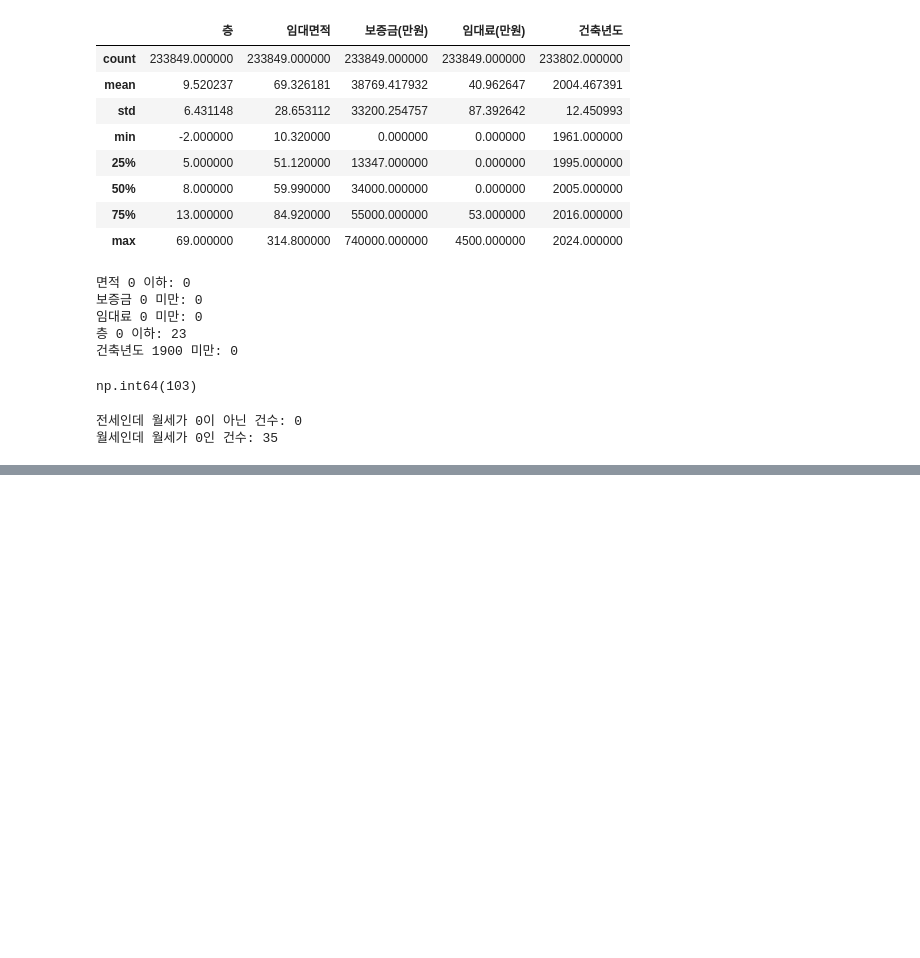
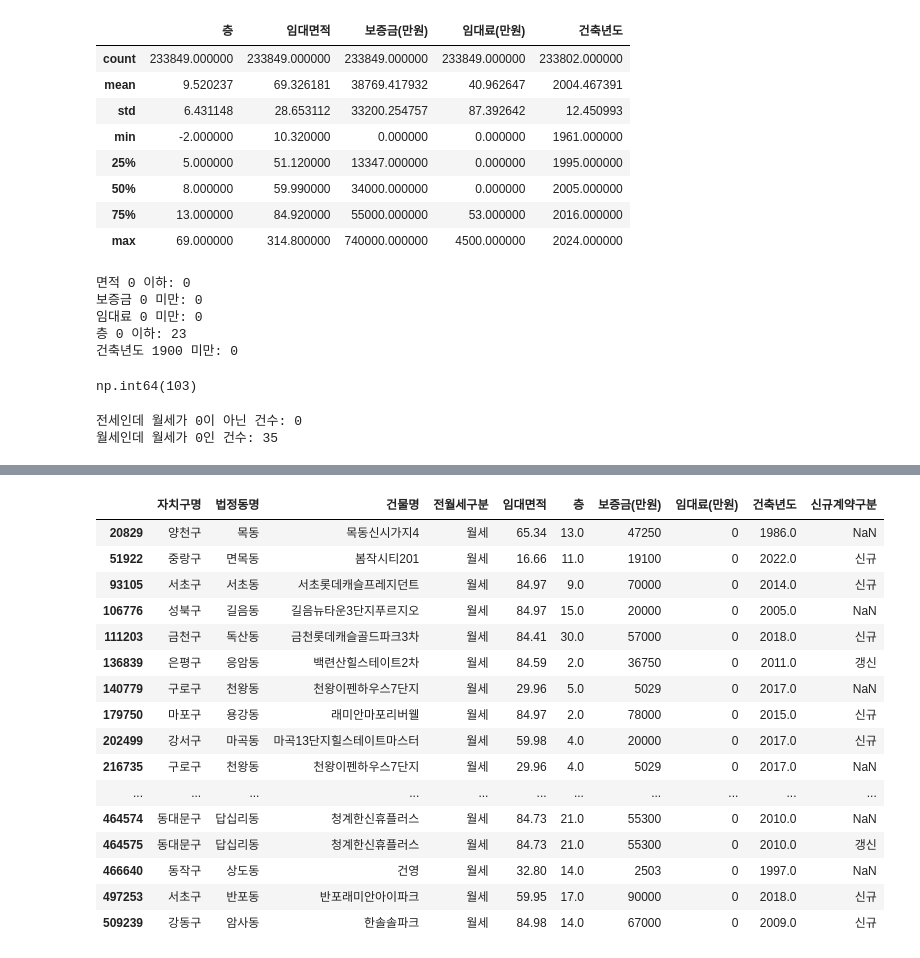
Before and after one commit to JYRosa/seoul-rental-analysis, a Jupyter notebook: notebooks/01_data_understanding.ipynb, the cells around one changed output, grey strips where cells are left out. Drawn from its saved outputs; the diff is of its cells as text; code cells hidden in the pictures; blank space fills up the shorter version.

```diff
--- a/notebooks/01_data_understanding.ipynb
+++ b/notebooks/01_data_understanding.ipynb
@@ -266,3 +266,16 @@ print(
 # %% [output]
 전세인데 월세가 0이 아닌 건수: 0
 월세인데 월세가 0인 건수: 35
+# %%
+cols_check = [
+    "자치구명",
+    "법정동명",
+    "건물명",
+    "전월세구분",
+    "임대면적",
+    "층",
+    "보증금(만원)",
+    "임대료(만원)",
+    "건축년도",
+    "신규계약구분"
+]
@@ -268,0 +318,24 @@ print(
+# %%
+
+df_apt_2023[
+    (df_apt_2023["전월세구분"] == "월세")
+    & (df_apt_2023["임대료(만원)"] == 0)
+][cols_check]
+# %% [output]
+|  | 자치구명 | 법정동명 | 건물명 | 전월세구분 | 임대면적 | 층 | 보증금(만원) | 임대료(만원) | 건축년도 | 신규계약구분 |
+| 20829 | 양천구 | 목동 | 목동신시가지4 | 월세 | 65.34 | 13.0 | 47250 | 0 | 1986.0 | NaN |
+| 51922 | 중랑구 | 면목동 | 봄작시티201 | 월세 | 16.66 | 11.0 | 19100 | 0 | 2022.0 | 신규 |
+| 93105 | 서초구 | 서초동 | 서초롯데캐슬프레지던트 | 월세 | 84.97 | 9.0 | 70000 | 0 | 2014.0 | 신규 |
+| 106776 | 성북구 | 길음동 | 길음뉴타운3단지푸르지오 | 월세 | 84.97 | 15.0 | 20000 | 0 | 2005.0 | NaN |
+| 111203 | 금천구 | 독산동 | 금천롯데캐슬골드파크3차 | 월세 | 84.41 | 30.0 | 57000 | 0 | 2018.0 | 신규 |
+| 136839 | 은평구 | 응암동 | 백련산힐스테이트2차 | 월세 | 84.59 | 2.0 | 36750 | 0 | 2011.0 | 갱신 |
+| 140779 | 구로구 | 천왕동 | 천왕이펜하우스7단지 | 월세 | 29.96 | 5.0 | 5029 | 0 | 2017.0 | NaN |
+| 179750 | 마포구 | 용강동 | 래미안마포리버웰 | 월세 | 84.97 | 2.0 | 78000 | 0 | 2015.0 | 신규 |
+| 202499 | 강서구 | 마곡동 | 마곡13단지힐스테이트마스터 | 월세 | 59.98 | 4.0 | 20000 | 0 | 2017.0 | 신규 |
+| 216735 | 구로구 | 천왕동 | 천왕이펜하우스7단지 | 월세 | 29.96 | 4.0 | 5029 | 0 | 2017.0 | NaN |
+| ... | ... | ... | ... | ... | ... | ... | ... | ... | ... | ... |
+| 464574 | 동대문구 | 답십리동 | 청계한신휴플러스 | 월세 | 84.73 | 21.0 | 55300 | 0 | 2010.0 | NaN |
+| 464575 | 동대문구 | 답십리동 | 청계한신휴플러스 | 월세 | 84.73 | 21.0 | 55300 | 0 | 2010.0 | 갱신 |
+| 466640 | 동작구 | 상도동 | 건영 | 월세 | 32.80 | 14.0 | 2503 | 0 | 1997.0 | NaN |
+| 497253 | 서초구 | 반포동 | 반포래미안아이파크 | 월세 | 59.95 | 17.0 | 90000 | 0 | 2018.0 | 신규 |
+| 509239 | 강동구 | 암사동 | 한솔솔파크 | 월세 | 84.98 | 14.0 | 67000 | 0 | 2009.0 | 신규 |
```
Also changed, not shown: parts of 7 cells of this notebook, 4 other files.
